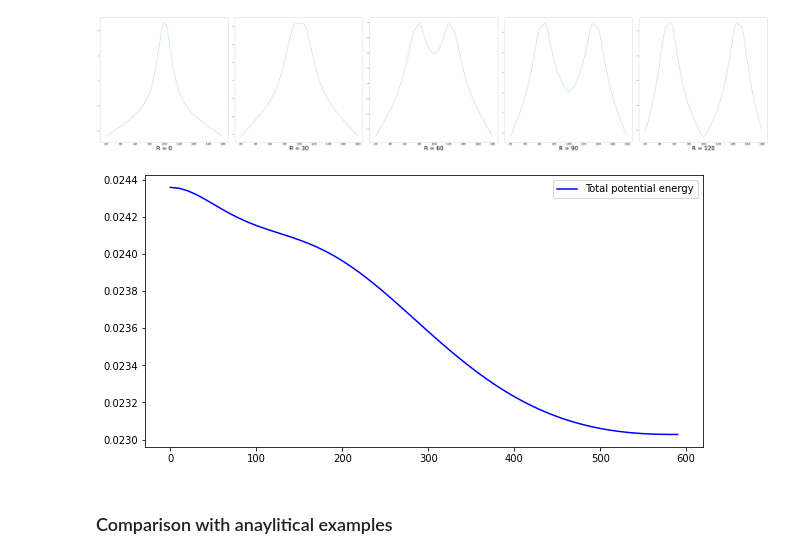
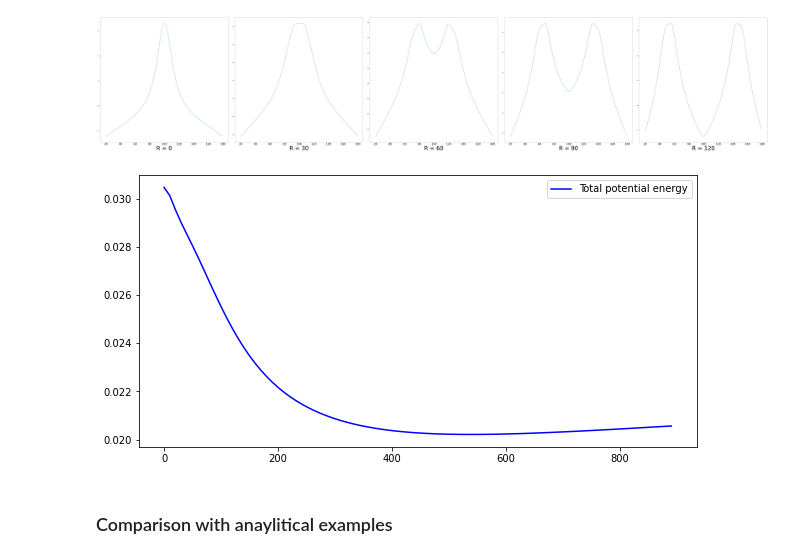
Before and after one commit to ramanakshay/Optimal-Transport, a Jupyter notebook: notebooks/dispersion_simulation.ipynb, the cells around one changed output. Saved outputs shown, nothing was run; the diff lists cells and outputs as text; code cells hidden in the pictures.

```diff
--- a/notebooks/dispersion_simulation.ipynb
+++ b/notebooks/dispersion_simulation.ipynb
@@ -163,8 +153,8 @@ def gaussian_mix(size,mu,std,scale = None):
   return h / h.sum()
 
 def dispersion_density(size,R):
-  #assert R <= 10*size/16 and R >= 0
-  return gaussian_mix(size,[size//2 + R/2,size//2 - R/2],[size/32,size/32],[1,1])
+  assert R <= 58*size/64  and R >= 0
+  return gaussian_mix(size,[size//2 + R/2,size//2 - R/2],[size/64,size/64],[1,2])
 
 def uniform_density(size):
   return 1/size * np.ones((size,))
@@ -302,32 +288,32 @@ for R in [0,30,60,90,120]:
 # %%
 r = [] # R values
 y = [] # V values
 R=0
 N=2 #number of marginals
 size=1000
 x = np.array([[k,] for k in range(size)]) # defining the space
 X = np.tile(x.T,(N,1))
 C = find_cost_tensor(X)
 A = np.empty((N,size), float)
 i=0
-for R in range(0,600,10):
+for R in range(0,900,10):
   r.append(R)
   for j in range(N):
     A[j] = dispersion_density(size,R)
   solver = SinkhornSolver(A,C)
   output=solver.auto_sinkhorn(1e-3,1e-6,initial="ones")
   P=output[0]
   Ae = output[1]
   U=-1e-3*np.log(Ae)
   K= np.sum(A[0]*U[0])
   V = np.sum(C*P)
   y.append(V+2*K)
 plt.figure(figsize=(10, 5))
 plt.plot(r, y, 'b',label = 'Total potential energy')
 plt.legend()
 plt.show()
 # %% [output]
-[figure, old version]
+[figure, new version]
 # %% [markdown]
 ### Comparison with anaylitical examples
 # %% [markdown]
```
Also changed, not shown: parts of 9 cells of this notebook.
